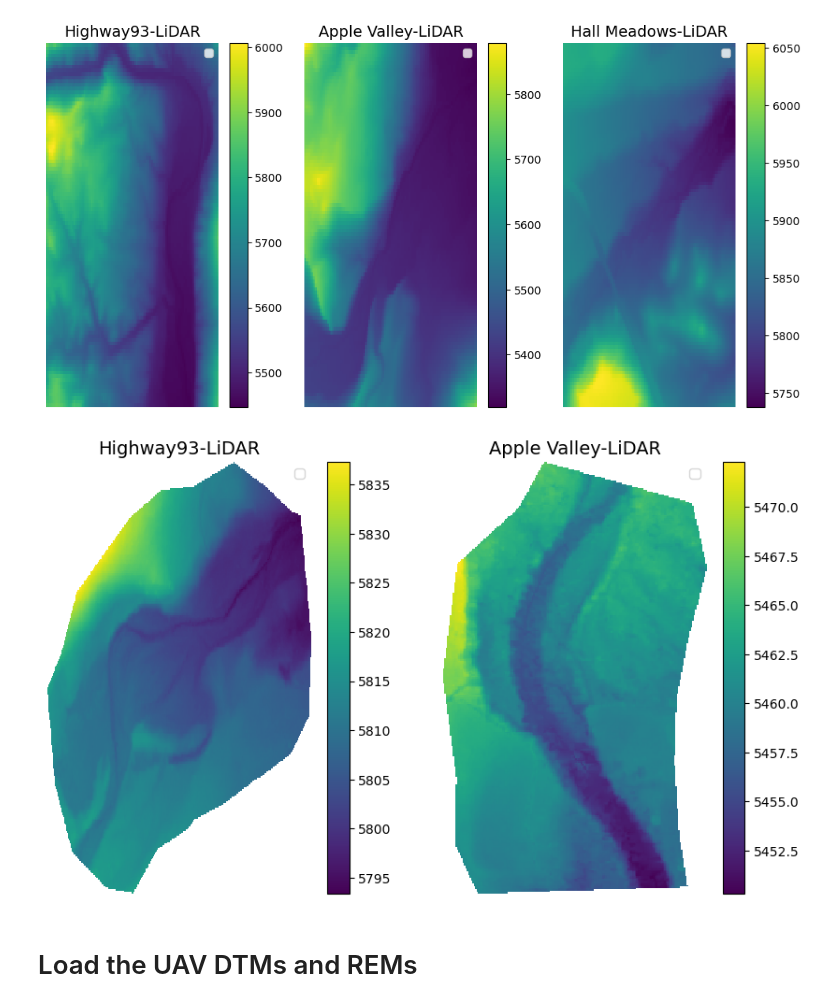
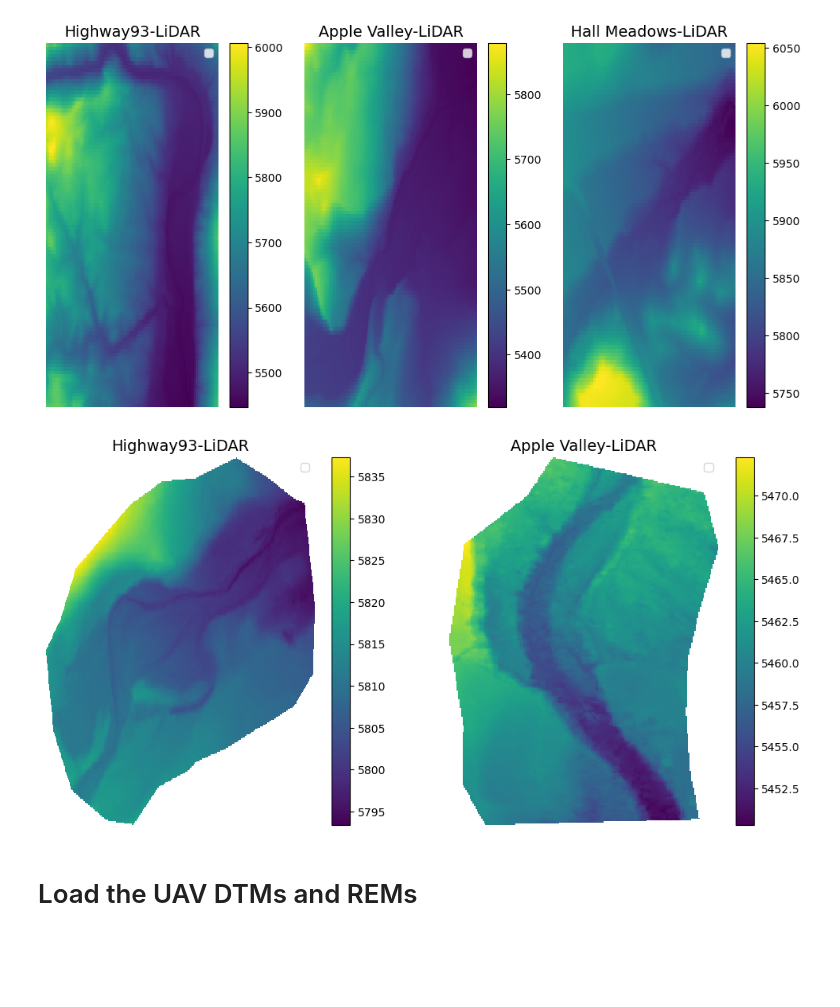
Before and after one commit to lechipman/example-project-repository, a Jupyter notebook: lidar_processing.ipynb, the cells around one changed output. Saved outputs shown, nothing was run; the diff lists cells and outputs as text; code cells hidden in the pictures; blank space fills up the shorter version.

Commit message:
working on lidar

```diff
--- a/lidar_processing.ipynb
+++ b/lidar_processing.ipynb
@@ -300,19 +306,19 @@ applevalley_clip_dtm = lidar_clip(lidar_dtm = applevalley_lidar_dtm,
 hallmeadows_clip_dtm = lidar_clip(lidar_dtm = hallmeadows_lidar_dtm,
                                 clip_gdf=hallmeadows_clip_gdf)
 # %%
-# Call function to plot histogram of lidar DTMs
-fig, axes = plt.subplots(1, 2, figsize=(10, 6))
+# Call function to plot lidar DTMs
+fig, axes = plt.subplots(1, 2, figsize=(12, 6))
 plot_title = ['Highway93-LiDAR',
               'Apple Valley-LiDAR']
               #'Hall Meadows-LiDAR']
 lidar_clipped_dtm_list = [highway93_clip_dtm, applevalley_clip_dtm] #hallmeadows_clip_dtm]
 for i, axe in enumerate(axes.flatten()):
     plot_model(model=lidar_clipped_dtm_list[i],
                title=plot_title[i],
                coarsen=(False),
                ax=axe)
 # %% [output]
-[figure, old version]
+[figure, new version]
 # %% [markdown]
 # Load the UAV DTMs and REMs
 # %%
```
Also changed, not shown: parts of 13 cells of this notebook.
